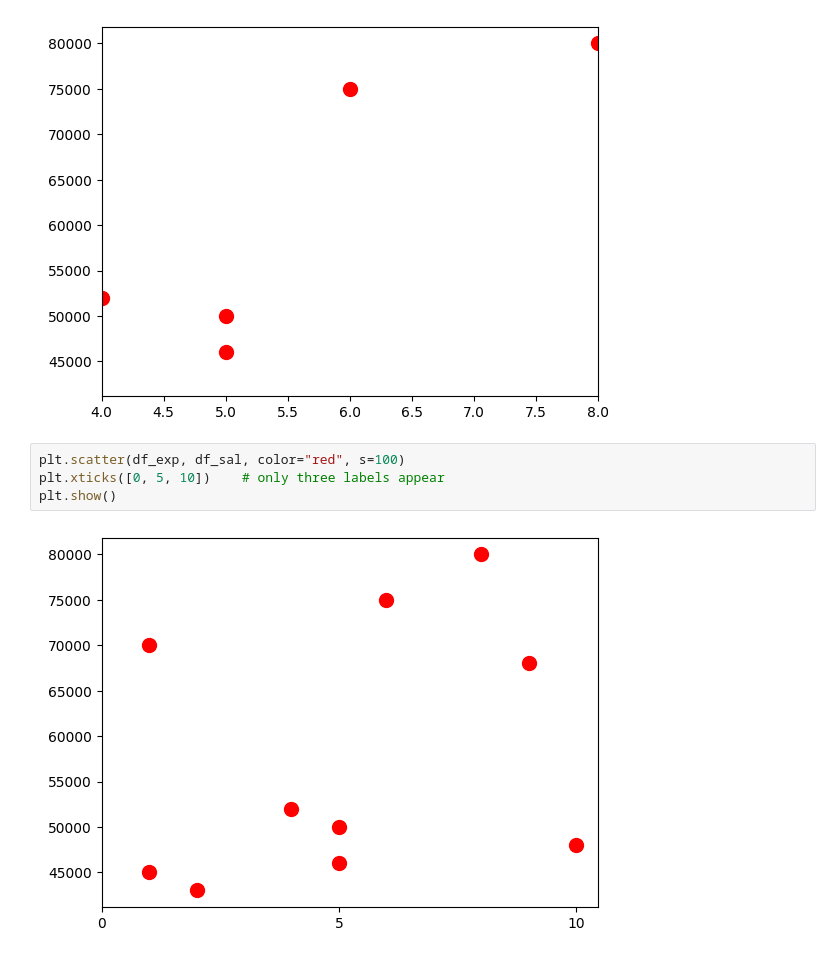
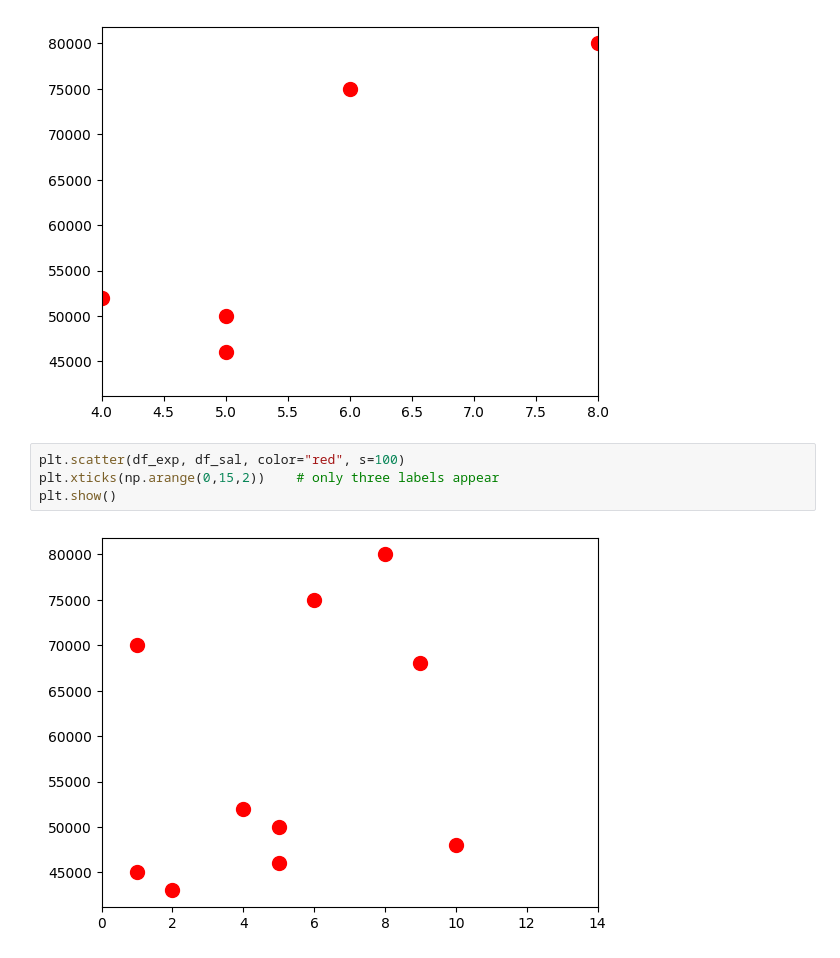
Before and after one commit to RitikSareen/AIPractice, a Jupyter notebook: Matplolib/practice.ipynb, the cells around one changed output. Cells and saved outputs as stored; diff of their text form.

```diff
--- a/Matplolib/practice.ipynb
+++ b/Matplolib/practice.ipynb
@@ -158,7 +158,7 @@ plt.show()
 [figure]
 # %%
 plt.scatter(df_exp, df_sal, color="red", s=100)
-plt.xticks([0, 5, 10])    # only three labels appear
+plt.xticks(np.arange(0,15,2))    # only three labels appear
 plt.show()
 # %% [output]
-[figure, old version]
+[figure, new version]
```
Also changed, not shown: parts of 7 cells of this notebook.
